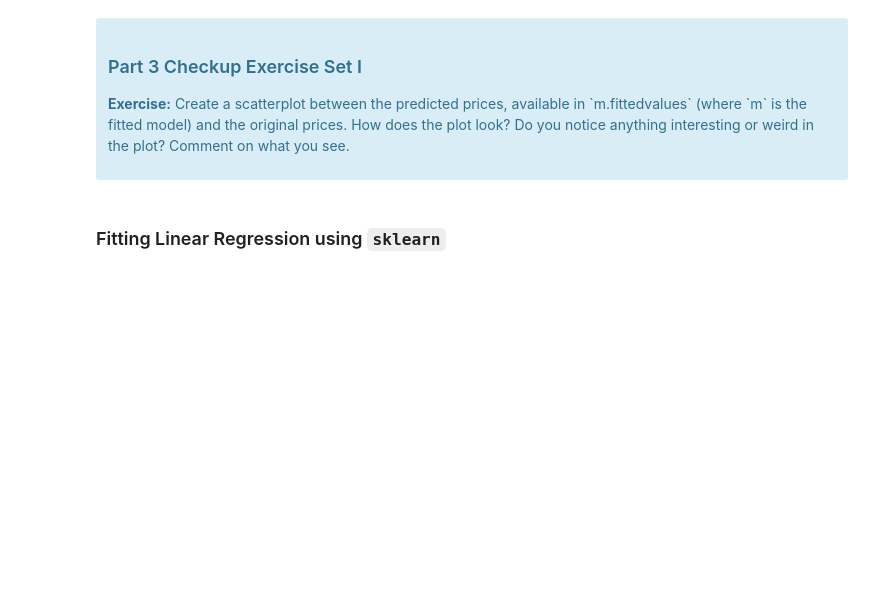
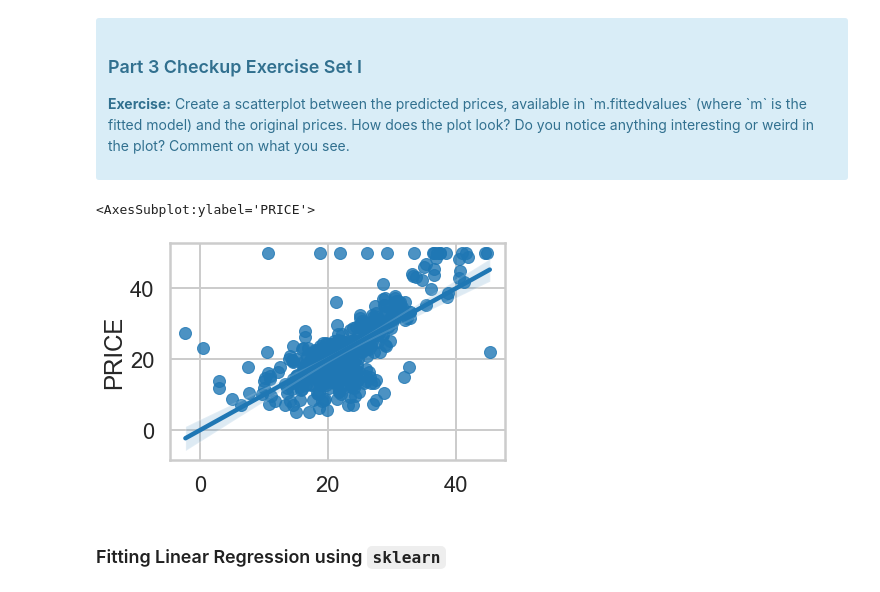
Before and after one commit to amtsatterfield/mec-mini-projects, a Jupyter notebook: mec-11.4.1-linear-regression-mini-project/Mini_Project_Linear_Regression.ipynb, the cells around one changed output. Drawn from its saved outputs; the diff is of its cells as text; code cells hidden in the pictures; blank space fills up the shorter version.

```diff
--- a/mec-11.4.1-linear-regression-mini-project/Mini_Project_Linear_Regression.ipynb
+++ b/mec-11.4.1-linear-regression-mini-project/Mini_Project_Linear_Regression.ipynb
@@ -485,0 +486,7 @@ Let's see how our model actually fit our data. We can see below that there is a
+# %%
+# your turn
+sns.regplot(y="PRICE", x=m.fittedvalues, data=bos)
+# note ceiling effect
+# %% [output]
+<AxesSubplot:ylabel='PRICE'>
+[figure, added]
```
Also changed, not shown: parts of 20 cells of this notebook.
